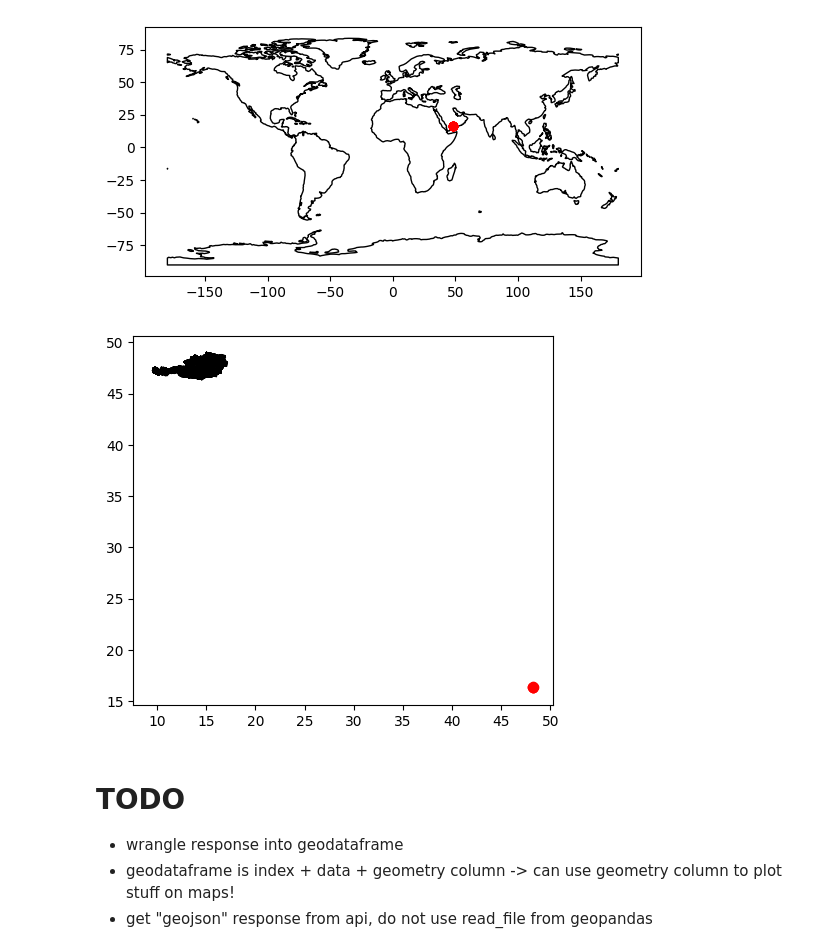
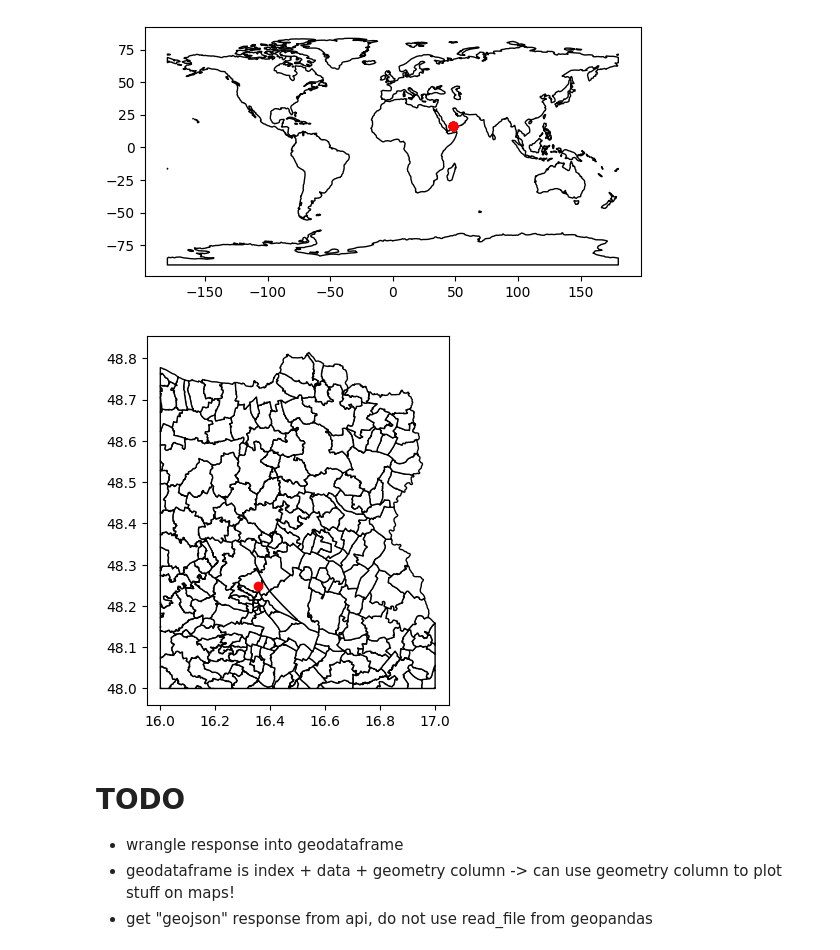
Before and after one commit to nikdra/sonnenstund, a Jupyter notebook: prototype.ipynb, the cells around one changed output. Cells and saved outputs as stored; diff of their text form; code cells hidden in the pictures.

Commit message:
feat(data): making terrible design decisions

```diff
--- a/prototype.ipynb
+++ b/prototype.ipynb
@@ -234,13 +252,20 @@ austria = gpd.read_file(
     AUSTRIA_SHAPE, encoding="UTF-8"
 )  # download takes a bit, better to cache this
 # %%
-ax = austria.to_crs(crs="EPSG:4326").plot(color="white", edgecolor="black")
+ax = (
+    austria.to_crs(crs="EPSG:4326")
+    .clip([16, 48, 17, 49])
+    .plot(color="white", edgecolor="black")
+)
+lon_lat_gdf = gpd.GeoDataFrame(
+    geometry=gpd.points_from_xy([16.35639], [48.24861]), crs="EPSG:4326"
+)
 
-gdf.plot(ax=ax, color="red")
+lon_lat_gdf.plot(ax=ax, color="red")
 
 plt.show()
 # %% [output]
-[figure, old version]
+[figure, new version]
 # %% [markdown]
 # TODO
 
```
Also changed, not shown: parts of 4 cells of this notebook, 12 other files.
